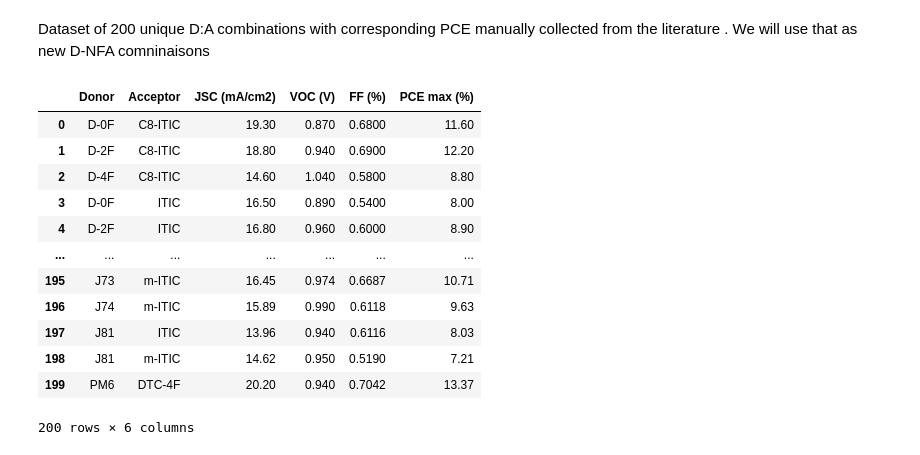
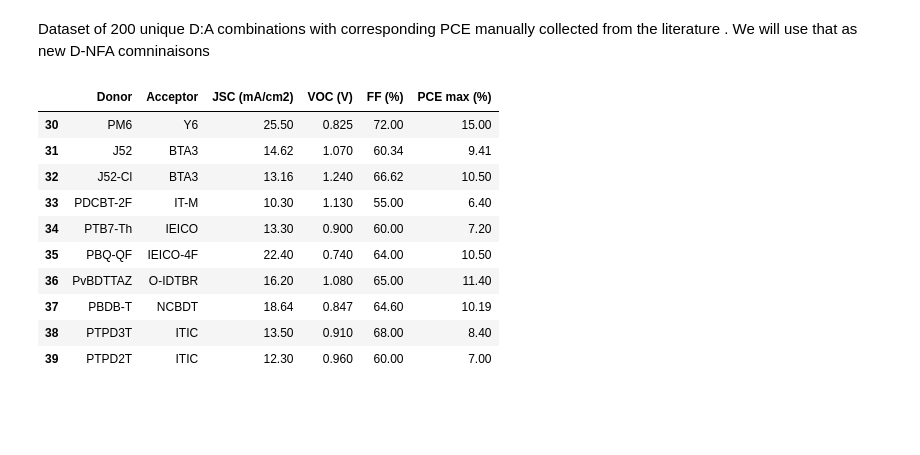
Before and after one commit to LANDRY-SANON/Performance-prediction-of-organic-solar-cells-using-artificial-intelligence, a Jupyter notebook: NFA_OPV_Prediction.ipynb, the cells around one changed output. Cells and saved outputs as stored; diff of their text form; code cells hidden in the pictures; blank space fills up the shorter version.

```diff
--- a/NFA_OPV_Prediction.ipynb
+++ b/NFA_OPV_Prediction.ipynb
@@ -351,19 +351,19 @@ test=pd.read_csv("data\Pseudo_test_data.csv" , sep = ";")
 # %%
 test=test.drop([test.columns[-1],test.columns[0]],axis=1)
 new_columns = {'Jsc(mA/cm2)': 'JSC (mA/cm2)', 'Voc(V)': 'VOC (V)','FF': 'FF (%)', 'PCE(%)': 'PCE max (%)'}
+
 test = test.rename(columns=new_columns)
-test
+test['FF (%)']=test['FF (%)']*100
+test[30:40]
 # %% [output]
 |  | Donor | Acceptor | JSC (mA/cm2) | VOC (V) | FF (%) | PCE max (%) |
-| 0 | D-0F | C8-ITIC | 19.30 | 0.870 | 0.6800 | 11.60 |
-| 1 | D-2F | C8-ITIC | 18.80 | 0.940 | 0.6900 | 12.20 |
-| 2 | D-4F | C8-ITIC | 14.60 | 1.040 | 0.5800 | 8.80 |
-| 3 | D-0F | ITIC | 16.50 | 0.890 | 0.5400 | 8.00 |
-| 4 | D-2F | ITIC | 16.80 | 0.960 | 0.6000 | 8.90 |
-| ... | ... | ... | ... | ... | ... | ... |
-| 195 | J73 | m-ITIC | 16.45 | 0.974 | 0.6687 | 10.71 |
-| 196 | J74 | m-ITIC | 15.89 | 0.990 | 0.6118 | 9.63 |
-| 197 | J81 | ITIC | 13.96 | 0.940 | 0.6116 | 8.03 |
-| 198 | J81 | m-ITIC | 14.62 | 0.950 | 0.5190 | 7.21 |
-| 199 | PM6 | DTC-4F | 20.20 | 0.940 | 0.7042 | 13.37 |
+| 30 | PM6 | Y6 | 25.50 | 0.825 | 72.00 | 15.00 |
+| 31 | J52 | BTA3 | 14.62 | 1.070 | 60.34 | 9.41 |
+| 32 | J52-Cl | BTA3 | 13.16 | 1.240 | 66.62 | 10.50 |
+| 33 | PDCBT-2F | IT-M | 10.30 | 1.130 | 55.00 | 6.40 |
+| 34 | PTB7-Th | IEICO | 13.30 | 0.900 | 60.00 | 7.20 |
+| 35 | PBQ-QF | IEICO-4F | 22.40 | 0.740 | 64.00 | 10.50 |
+| 36 | PvBDTTAZ | O-IDTBR | 16.20 | 1.080 | 65.00 | 11.40 |
+| 37 | PBDB-T | NCBDT | 18.64 | 0.847 | 64.60 | 10.19 |
+| 38 | PTPD3T | ITIC | 13.50 | 0.910 | 68.00 | 8.40 |
+| 39 | PTPD2T | ITIC | 12.30 | 0.960 | 60.00 | 7.00 |
-200 rows × 6 columns
```
Also changed, not shown: parts of 8 cells of this notebook.
